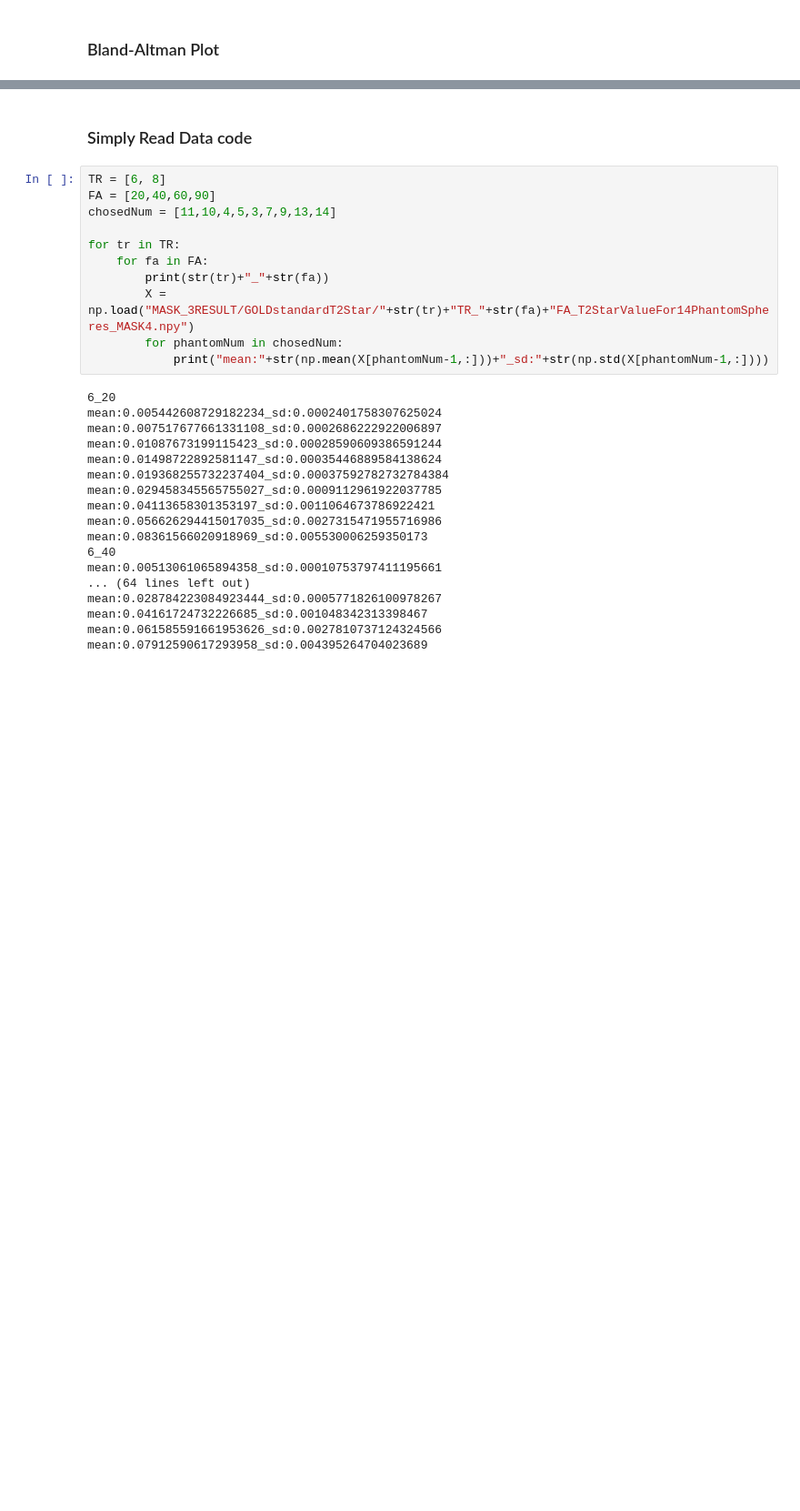
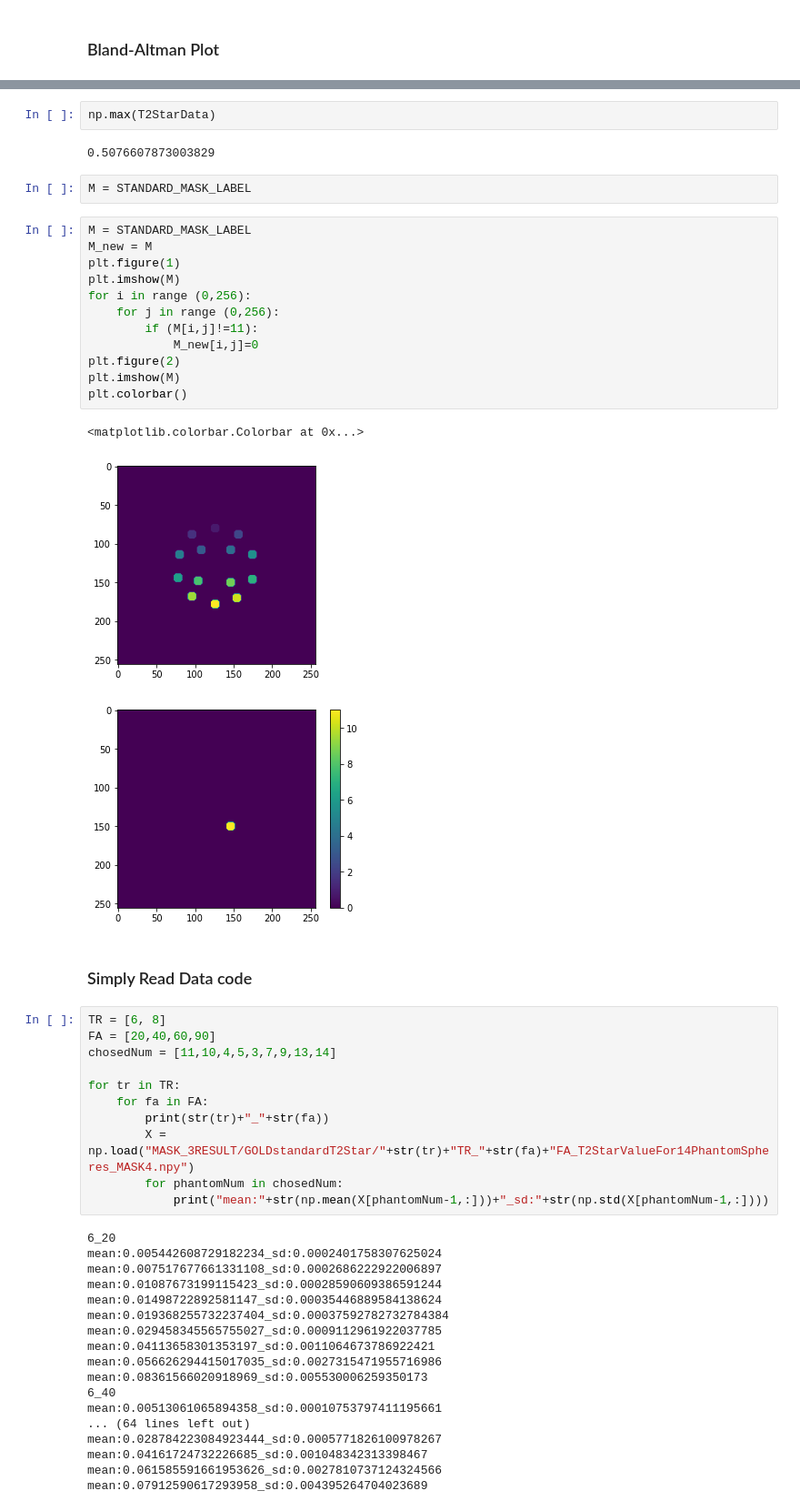
Before and after one commit to Yifei-Jin/Final_Year_Project, a Jupyter notebook: Code/Quadratic_Spoiling/PostImageProcessing/Final_T2StarResultReader.ipynb, the cells around one changed output, grey strips where cells are left out. Shown: that part at 91% size. Drawn from its saved outputs; the diff is of its cells as text; blank space fills up the shorter version.

```diff
--- a/Code/Quadratic_Spoiling/PostImageProcessing/Final_T2StarResultReader.ipynb
+++ b/Code/Quadratic_Spoiling/PostImageProcessing/Final_T2StarResultReader.ipynb
@@ -146,3 +452,25 @@ ax_BA.figure.savefig("Bland_Altman_Plot_"+str(P)+"Period_"+str(tr)+"_TR.jpg")
+# %%
+np.max(T2StarData)
+# %% [output]
+0.5076607873003829
+# %%
+M = STANDARD_MASK_LABEL
+# %%
+M = STANDARD_MASK_LABEL
+M_new = M
+plt.figure(1)
+plt.imshow(M)
+for i in range (0,256):
+    for j in range (0,256):
+        if (M[i,j]!=11):
+            M_new[i,j]=0
+plt.figure(2)
+plt.imshow(M)
+plt.colorbar()
+# %% [output]
+<matplotlib.colorbar.Colorbar at 0x...>
+[figure, added]
+[figure, added]
 # %% [markdown]
 ### Simply Read Data code
 # %%
```
Also changed, not shown: parts of 8 cells of this notebook, 42 other files.
